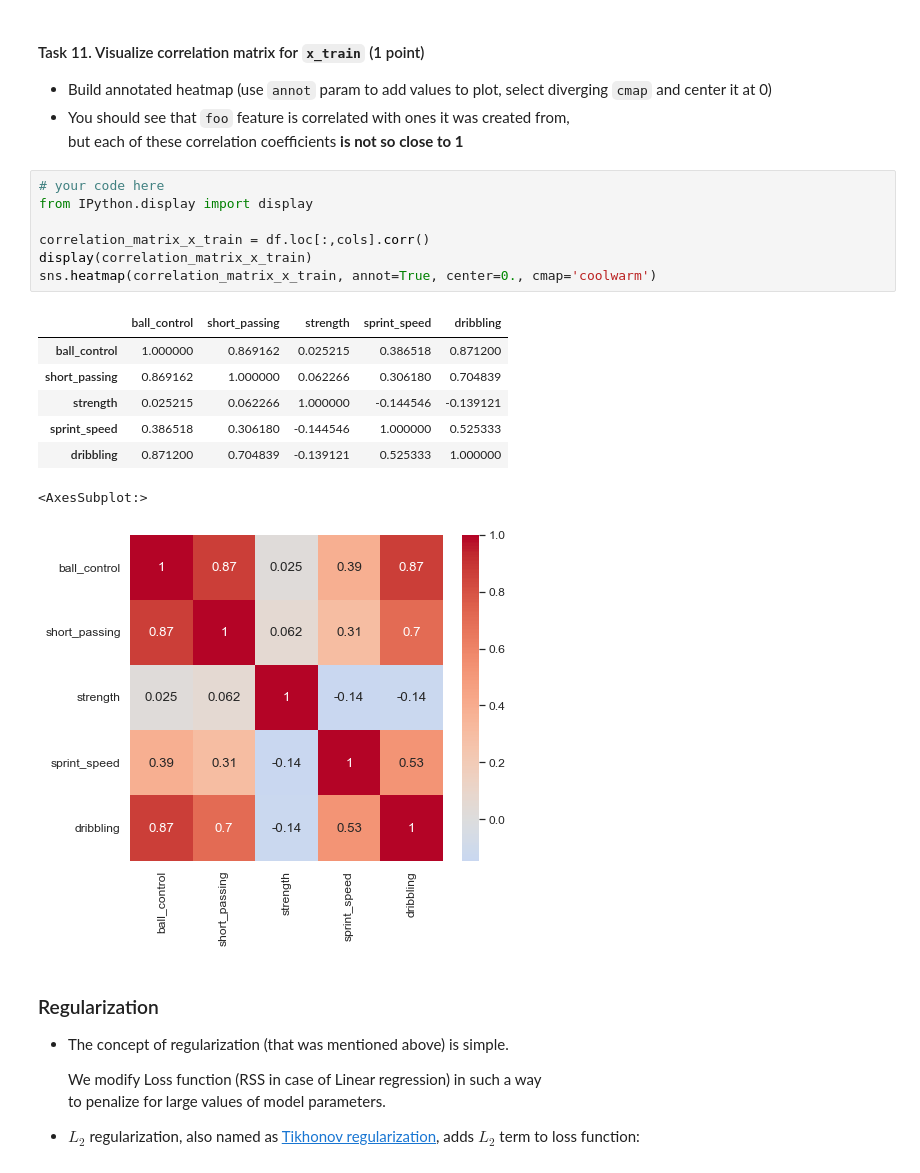
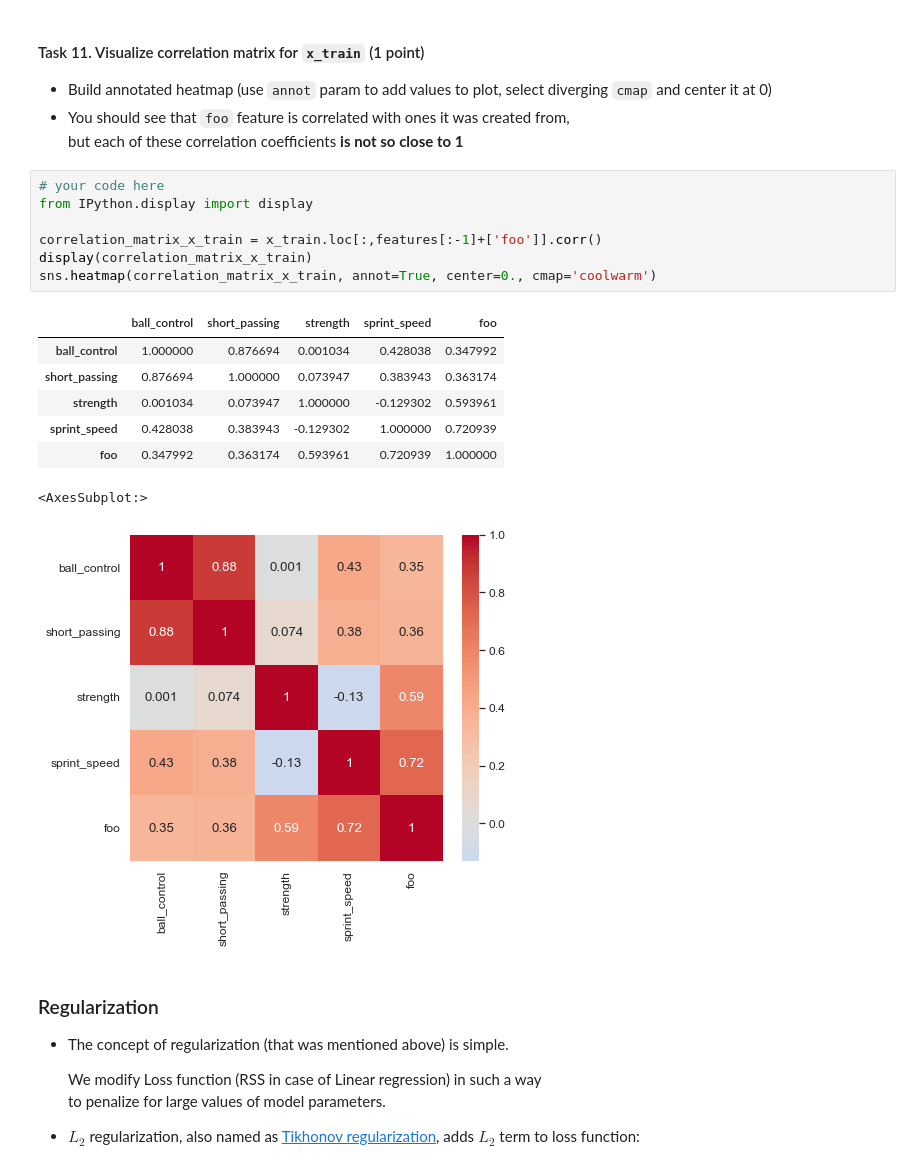
Before and after one commit to AlexUfnif/ml-intro-task3, a Jupyter notebook: linear_regression.ipynb, the cells around one changed output. Cells and saved outputs as stored; diff of their text form.

```diff
--- a/linear_regression.ipynb
+++ b/linear_regression.ipynb
@@ -1648,19 +1648,19 @@ l2_norm(model.coef_)
 # %%
 # your code here
 from IPython.display import display
 
-correlation_matrix_x_train = df.loc[:,cols].corr()
+correlation_matrix_x_train = x_train.loc[:,features[:-1]+['foo']].corr()
 display(correlation_matrix_x_train)
 sns.heatmap(correlation_matrix_x_train, annot=True, center=0., cmap='coolwarm')
 # %% [output]
-|  | ball_control | short_passing | strength | sprint_speed | dribbling |
-| ball_control | 1.000000 | 0.869162 | 0.025215 | 0.386518 | 0.871200 |
-| short_passing | 0.869162 | 1.000000 | 0.062266 | 0.306180 | 0.704839 |
-| strength | 0.025215 | 0.062266 | 1.000000 | -0.144546 | -0.139121 |
-| sprint_speed | 0.386518 | 0.306180 | -0.144546 | 1.000000 | 0.525333 |
-| dribbling | 0.871200 | 0.704839 | -0.139121 | 0.525333 | 1.000000 |
+|  | ball_control | short_passing | strength | sprint_speed | foo |
+| ball_control | 1.000000 | 0.876694 | 0.001034 | 0.428038 | 0.347992 |
+| short_passing | 0.876694 | 1.000000 | 0.073947 | 0.383943 | 0.363174 |
+| strength | 0.001034 | 0.073947 | 1.000000 | -0.129302 | 0.593961 |
+| sprint_speed | 0.428038 | 0.383943 | -0.129302 | 1.000000 | 0.720939 |
+| foo | 0.347992 | 0.363174 | 0.593961 | 0.720939 | 1.000000 |
 <AxesSubplot:>
-[figure, old version]
+[figure, new version]
 # %% [markdown]
 ### Regularization
 
```
Also changed, not shown: parts of 19 cells of this notebook.
